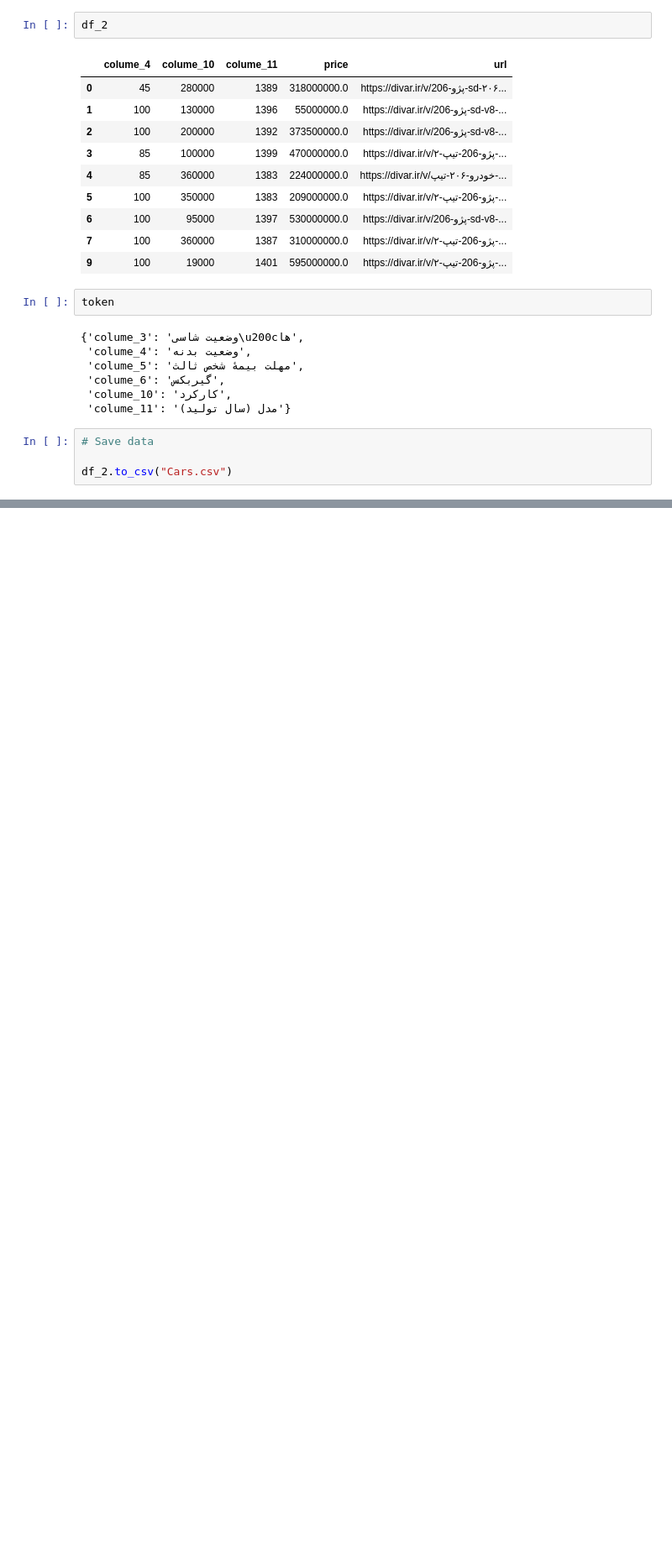
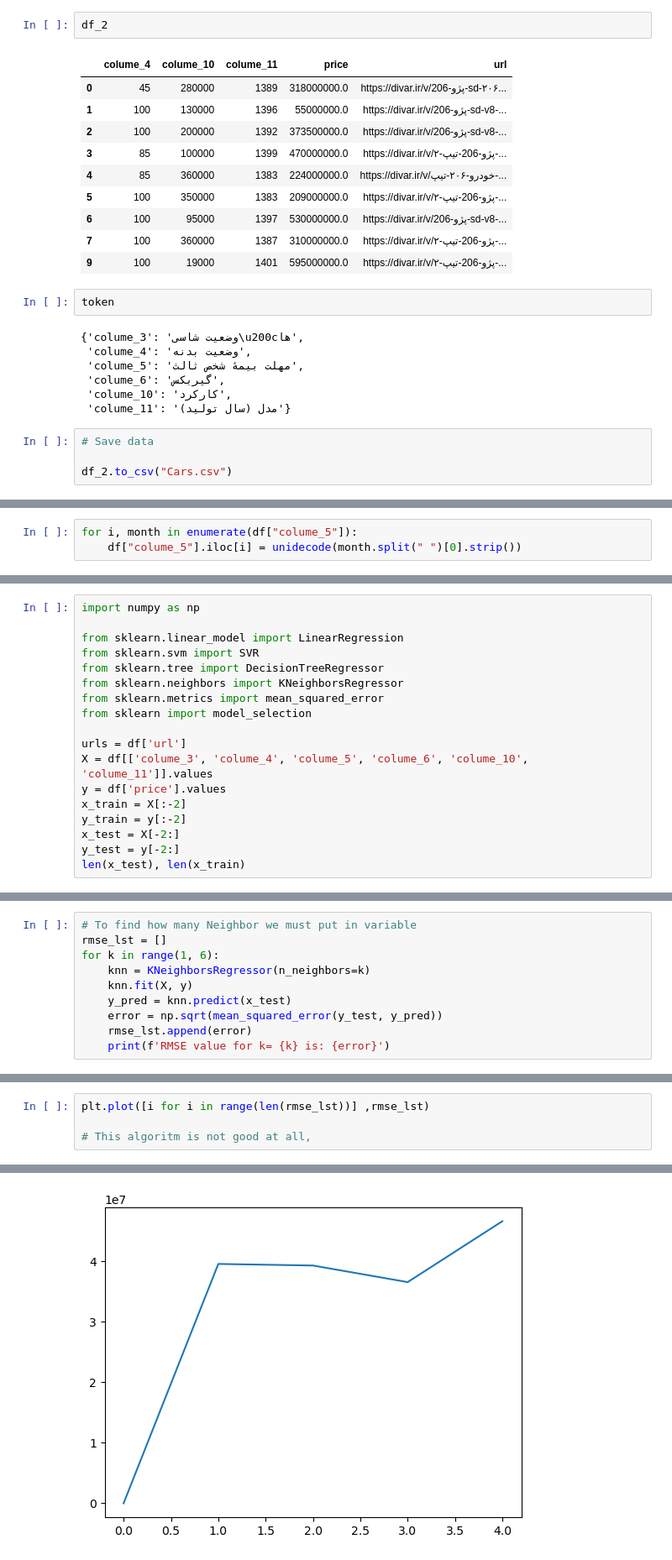
Before and after one commit to AmirRezaFarokhy/ML_Divar_BuyCar, a Jupyter notebook: JupyterCodes.ipynb, the cells around one changed output, grey strips where cells are left out. Shown: that part at 84% size. Cells and saved outputs as stored; diff of their text form; blank space fills up the shorter version.

```diff
--- a/JupyterCodes.ipynb
+++ b/JupyterCodes.ipynb
@@ -219,0 +239,3 @@ df_2.to_csv("Cars.csv")
+# %%
+for i, month in enumerate(df["colume_5"]):
+    df["colume_5"].iloc[i] = unidecode(month.split(" ")[0].strip())
@@ -219,0 +269,18 @@ df_2.to_csv("Cars.csv")
+# %%
+import numpy as np
+
+from sklearn.linear_model import LinearRegression
+from sklearn.svm import SVR
+from sklearn.tree import DecisionTreeRegressor
+from sklearn.neighbors import KNeighborsRegressor
+from sklearn.metrics import mean_squared_error
+from sklearn import model_selection
+
+urls = df['url']
+X = df[['colume_3', 'colume_4', 'colume_5', 'colume_6', 'colume_10', 'colume_11']].values
+y = df['price'].values
+x_train = X[:-2]
+y_train = y[:-2]
+x_test = X[-2:]
+y_test = y[-2:]
+len(x_test), len(x_train)
@@ -219,0 +289,10 @@ df_2.to_csv("Cars.csv")
+# %%
+# To find how many Neighbor we must put in variable
+rmse_lst = []
+for k in range(1, 6):
+    knn = KNeighborsRegressor(n_neighbors=k)
+    knn.fit(X, y)
+    y_pred = knn.predict(x_test)
+    error = np.sqrt(mean_squared_error(y_test, y_pred))
+    rmse_lst.append(error)
+    print(f'RMSE value for k= {k} is: {error}')
@@ -219,0 +305,5 @@ df_2.to_csv("Cars.csv")
+# %%
+plt.plot([i for i in range(len(rmse_lst))] ,rmse_lst)
+
+# This algoritm is not good at all,
+# %% [output]
@@ -219,0 +311 @@ df_2.to_csv("Cars.csv")
+[figure, added]
```
Also changed, not shown: parts of 10 cells of this notebook.
